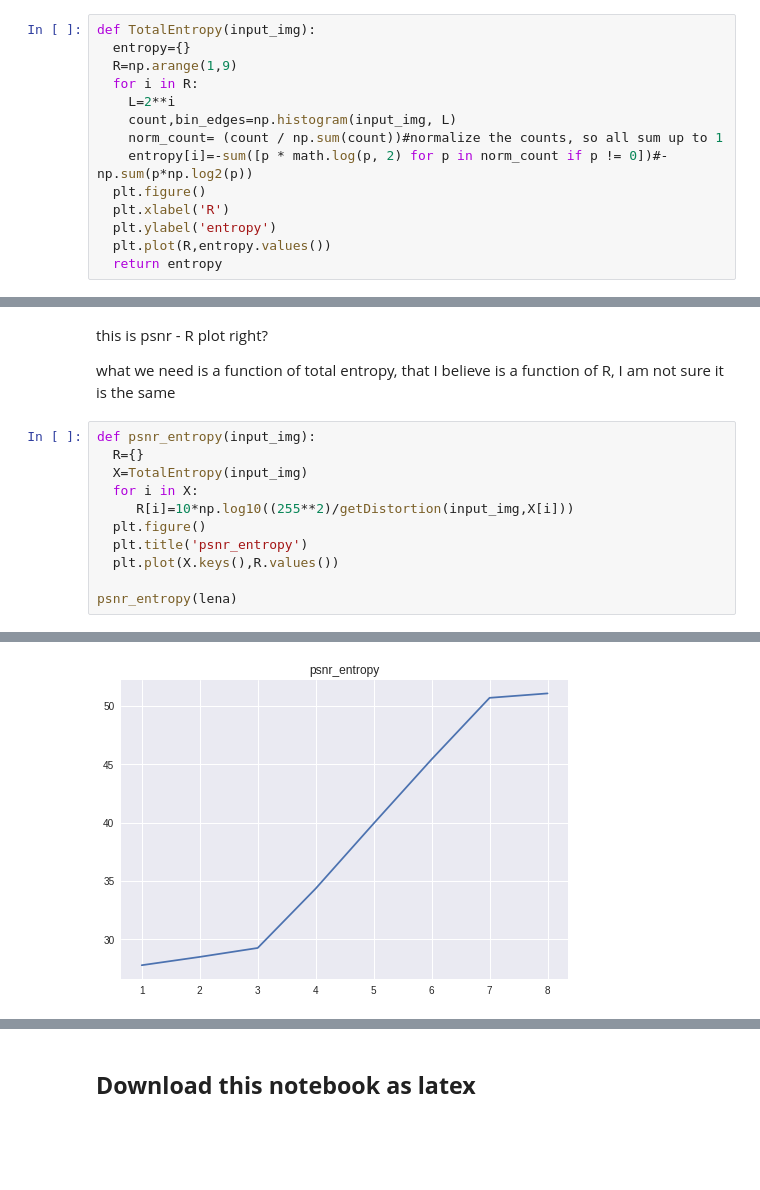
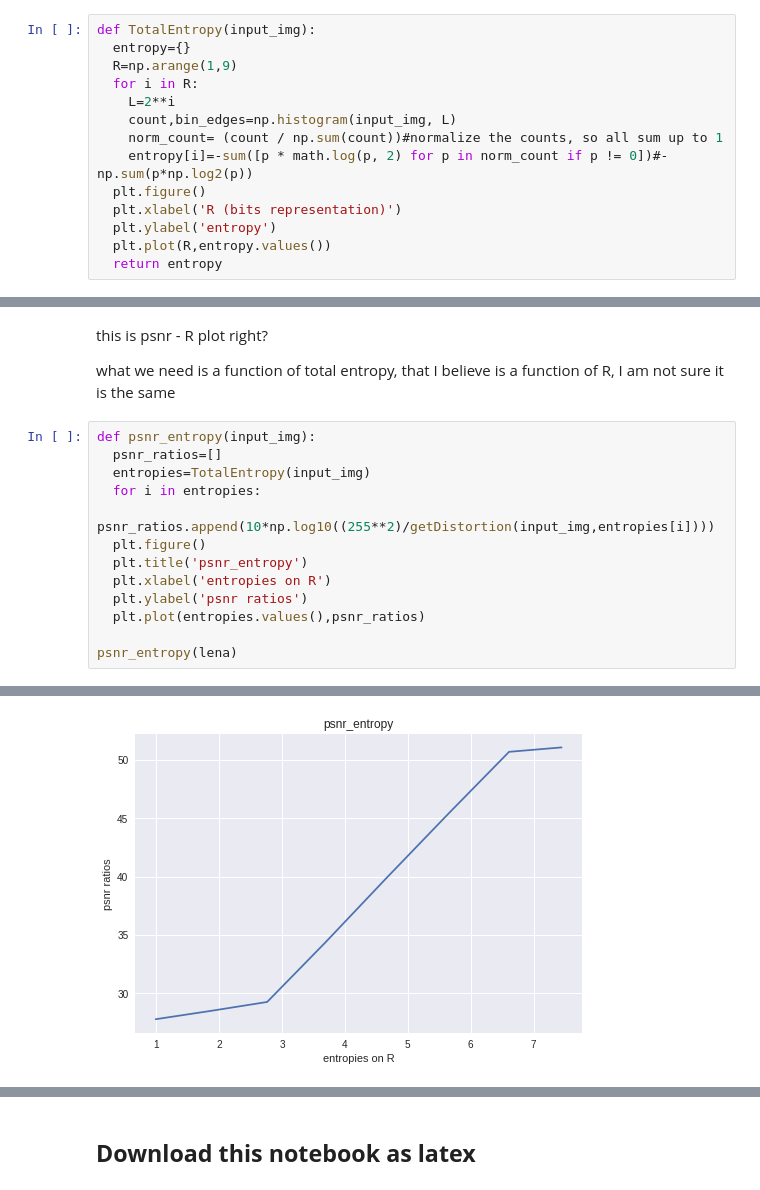
Before and after one commit to alvarogg777/colabCompression, a Jupyter notebook: Compress_Lab1.ipynb, the cells around one changed output, grey strips where cells are left out. Saved outputs shown, nothing was run; the diff lists cells and outputs as text; blank space fills up the shorter version.

```diff
--- a/Compress_Lab1.ipynb
+++ b/Compress_Lab1.ipynb
@@ -118,7 +118,7 @@ def TotalEntropy(input_img):
     norm_count= (count / np.sum(count))#normalize the counts, so all sum up to 1
     entropy[i]=-sum([p * math.log(p, 2) for p in norm_count if p != 0])#-np.sum(p*np.log2(p))
   plt.figure()
-  plt.xlabel('R')
+  plt.xlabel('R (bits representation)')
   plt.ylabel('entropy')
   plt.plot(R,entropy.values())
   return entropy
@@ -153,13 +140,15 @@ this is psnr - R plot right?
 what we need is a function of total entropy, that I believe is a function of R, I am not sure it is the same
 # %%
 def psnr_entropy(input_img):
-  R={}
-  X=TotalEntropy(input_img)
-  for i in X:
-     R[i]=10*np.log10((255**2)/getDistortion(input_img,X[i]))
+  psnr_ratios=[]
+  entropies=TotalEntropy(input_img)
+  for i in entropies:
+     psnr_ratios.append(10*np.log10((255**2)/getDistortion(input_img,entropies[i])))
   plt.figure()
   plt.title('psnr_entropy')
-  plt.plot(X.keys(),R.values())
+  plt.xlabel('entropies on R')
+  plt.ylabel('psnr ratios')
+  plt.plot(entropies.values(),psnr_ratios)
 
 psnr_entropy(lena)
 # %% [output]
@@ -167 +156 @@ psnr_entropy(lena)
-[figure, old version]
+[figure, new version]
```
Also changed, not shown: parts of 5 cells of this notebook.
